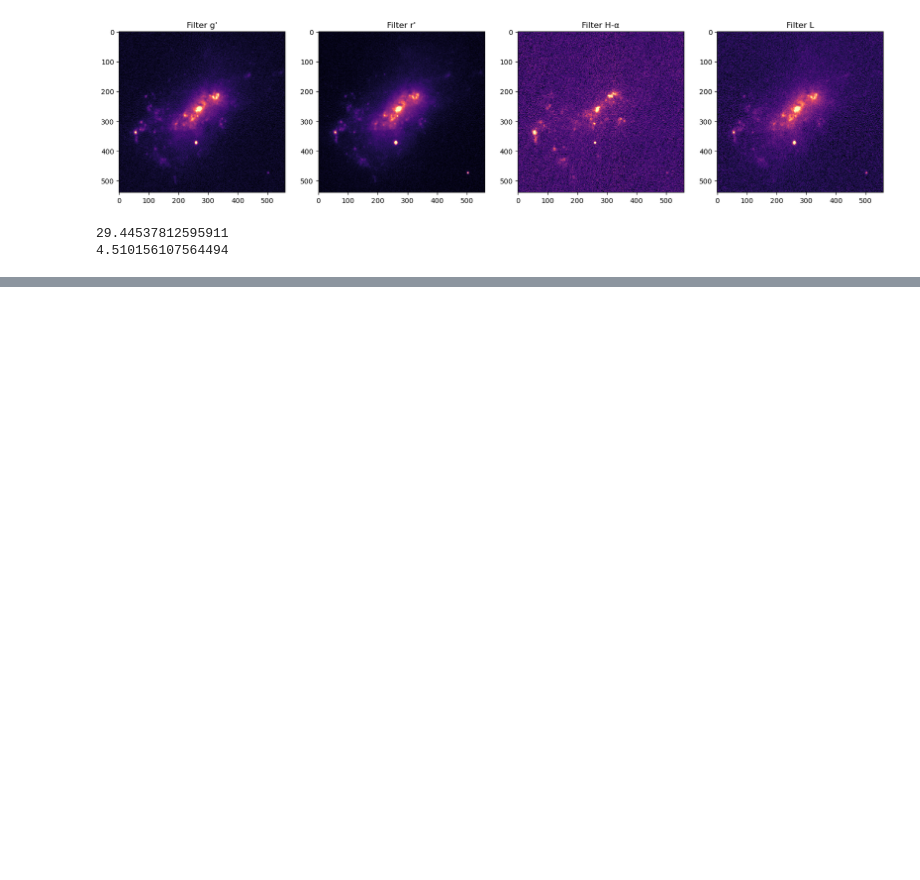
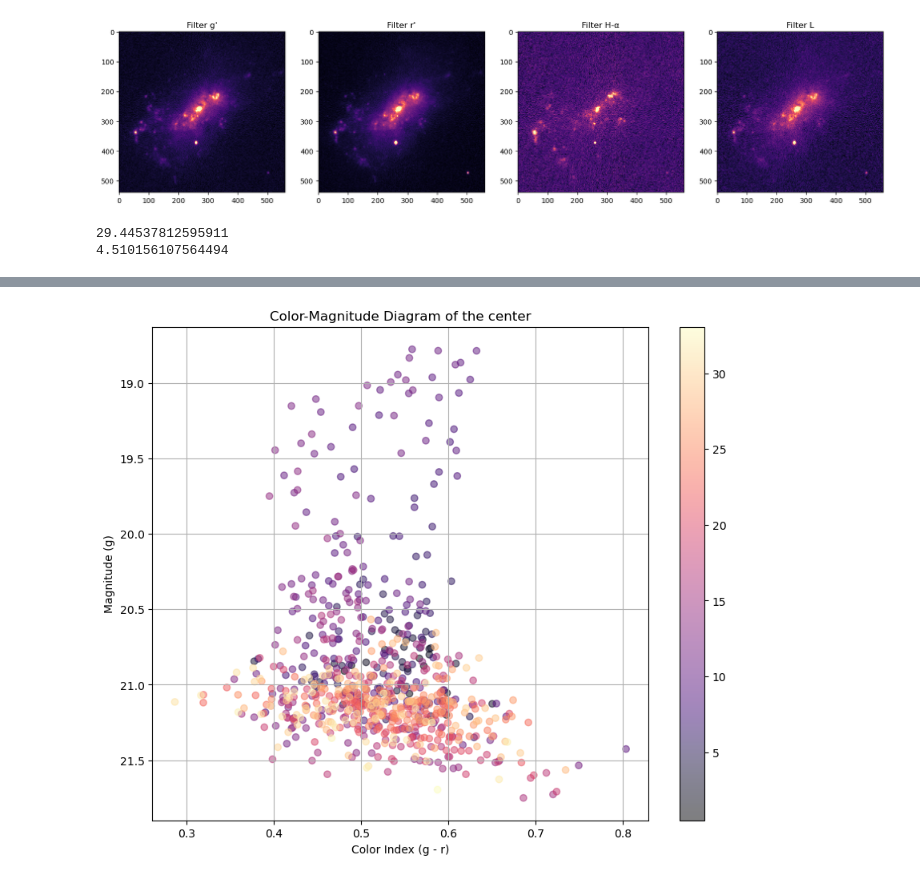
Before and after one commit to Juaopteinde/Group-19-NGC4449, a Jupyter notebook: CMDs.ipynb, the cells around one changed output, grey strips where cells are left out. Saved outputs shown, nothing was run; the diff lists cells and outputs as text; code cells hidden in the pictures; blank space fills up the shorter version.

```diff
--- a/CMDs.ipynb
+++ b/CMDs.ipynb
@@ -243,0 +258,27 @@ plt.grid(True)
+# %%
+# Crop image to only the region chosen on the gridmap
+# Multiple by region_size_define to get original pixel coordinates instead of binned ones.
+region_g2 = magnitude_g[(region_size_define*x_min2):(region_size_define*x_max2), (region_size_define*y_min2):(region_size_define*y_max2)]
+region_r2 = magnitude_r[(region_size_define*x_min2):(region_size_define*x_max2), (region_size_define*y_min2):(region_size_define*y_max2)]
+distances2 = distance_region(region_g2)
+
+color_index2 = calc_color_index(region_g2, region_r2)
+
+color_index_BV2 = gr_to_BV(color_index2)
+
+
+std_region_g2 = std_mag(no_bg_g[(region_size_define*x_min2):(region_size_define*x_max2), (region_size_define*y_min2):(region_size_define*y_max2)], 0)
+std_region_r2 = std_mag(no_bg_r[(region_size_define*x_min2):(region_size_define*x_max2), (region_size_define*y_min2):(region_size_define*y_max2)], 0)
+std_color_index2 = np.sqrt(std_region_g2**2 + std_region_r2**2)
+
+plt.figure(figsize=(10, 8))
+#plt.errorbar(color_index_BV.flatten(), region_g.flatten(), xerr=std_color_index.flatten(), alpha=0.5)
+plt.scatter(color_index_BV2.flatten(), region_g2.flatten(), alpha=0.5, c=distances2, cmap='magma')
+plt.xlabel('Color Index (g - r)')
+plt.ylabel('Magnitude (g)')
+plt.title('Color-Magnitude Diagram of the center')
+plt.gca().invert_yaxis()  # Invert y-axis for magnitudes
+plt.colorbar()
+plt.grid(True)
+# %% [output]
+[figure, added]
```
Also changed, not shown: parts of 4 cells of this notebook, 2 other files.
